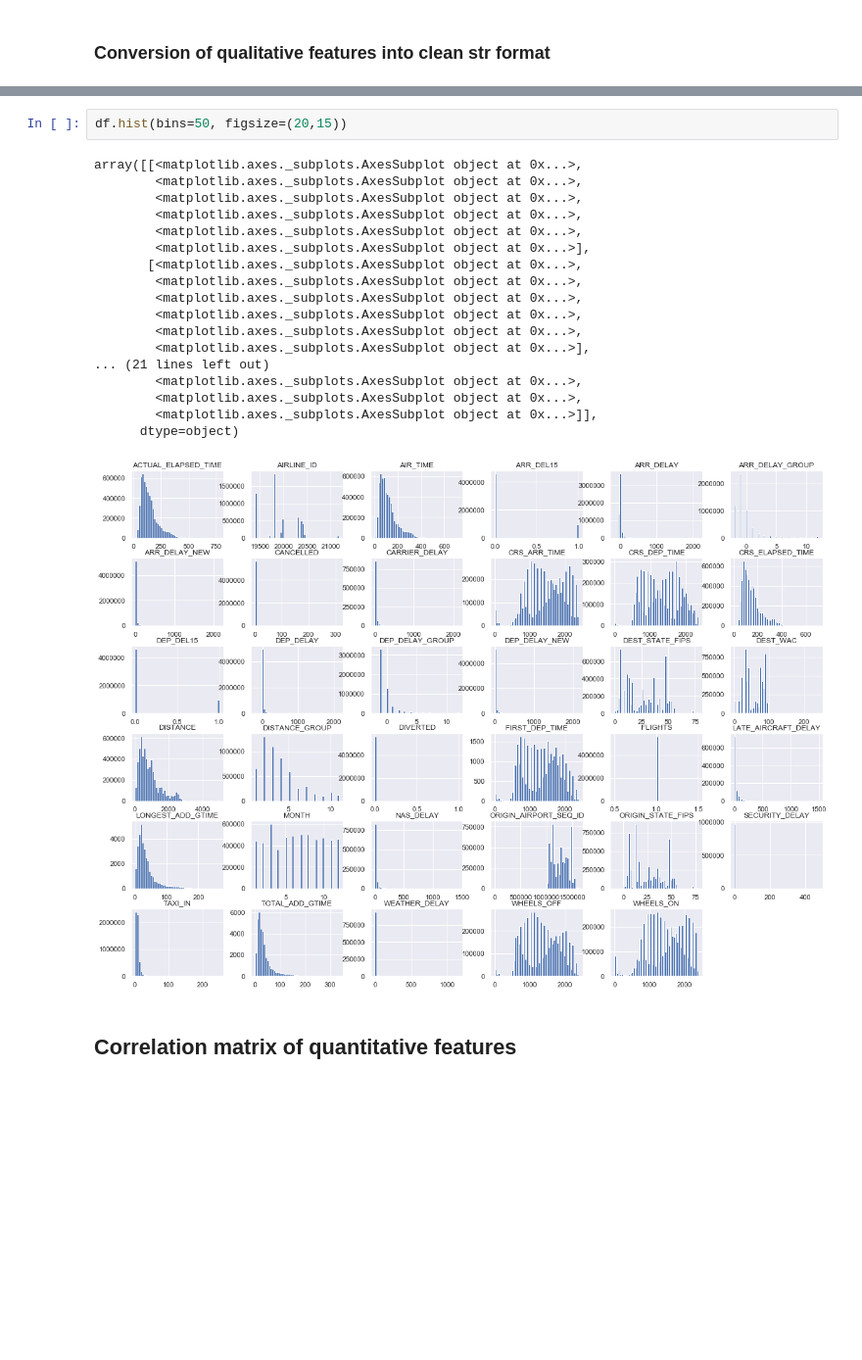
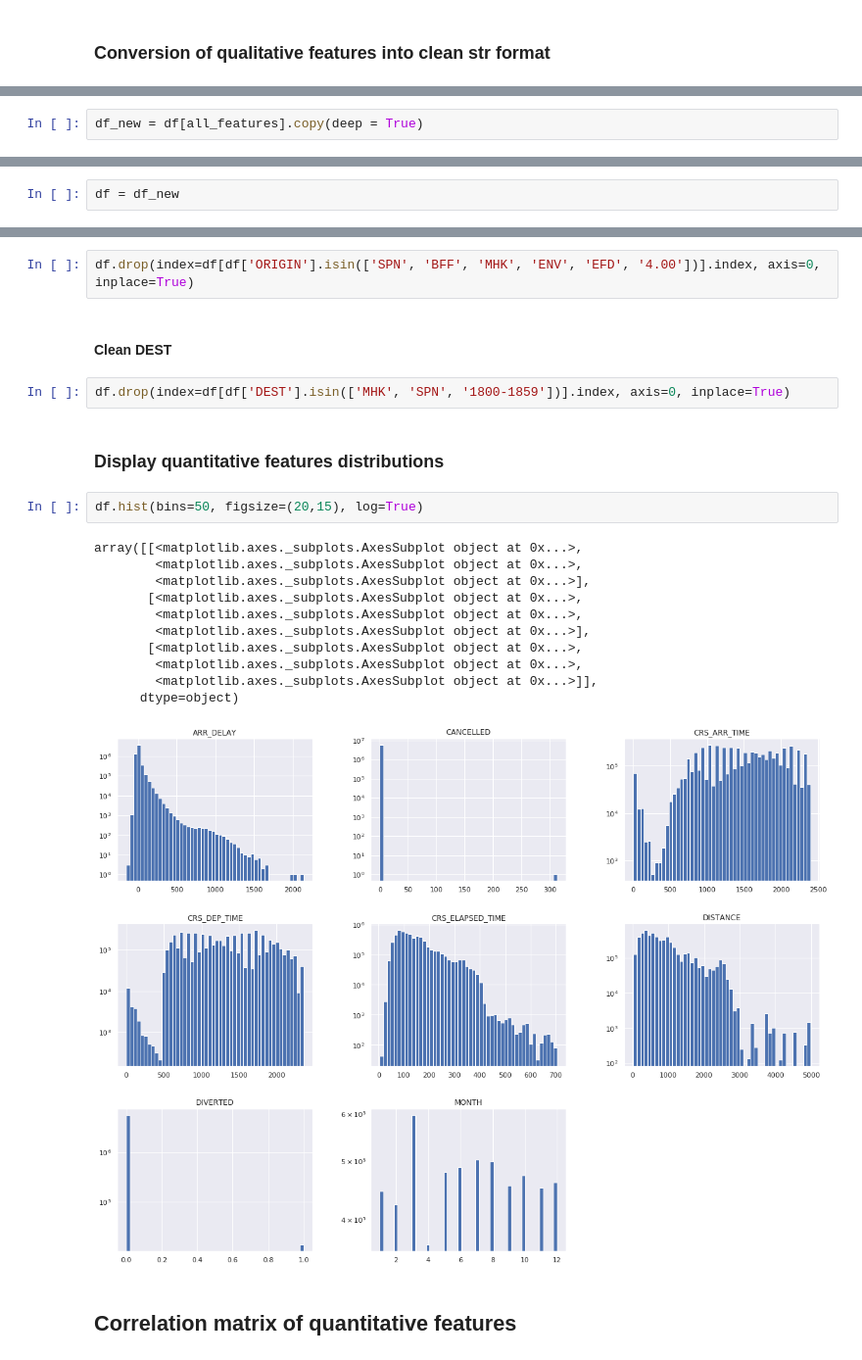
Before and after one commit to Severac/openclassrooms, a Jupyter notebook: PJ4/PJ4_dataexplore.ipynb, the cells around one changed output, grey strips where cells are left out. Shown at 98% size. Cells and saved outputs as stored; diff of their text form; blank space fills up the shorter version.

```diff
--- a/PJ4/PJ4_dataexplore.ipynb
+++ b/PJ4/PJ4_dataexplore.ipynb
@@ -893,0 +976,2 @@ df[quantitative_features].head(5)
+# %%
+df_new = df[all_features].copy(deep = True)
@@ -893,0 +980,2 @@ df[quantitative_features].head(5)
+# %%
+df = df_new
@@ -894,24 +984,25 @@ df[quantitative_features].head(5)
+# %%
+df.drop(index=df[df['ORIGIN'].isin(['SPN', 'BFF', 'MHK', 'ENV', 'EFD', '4.00'])].index, axis=0, inplace=True)
+# %% [markdown]
+#### Clean DEST
+# %%
+df.drop(index=df[df['DEST'].isin(['MHK', 'SPN', '1800-1859'])].index, axis=0, inplace=True)
+# %% [markdown]
+### Display quantitative features distributions
 # %%
-df.hist(bins=50, figsize=(20,15))
+df.hist(bins=50, figsize=(20,15), log=True)
 # %% [output]
 array([[<matplotlib.axes._subplots.AxesSubplot object at 0x...>,
-        <matplotlib.axes._subplots.AxesSubplot object at 0x...>,
-        <matplotlib.axes._subplots.AxesSubplot object at 0x...>,
-        <matplotlib.axes._subplots.AxesSubplot object at 0x...>,
         <matplotlib.axes._subplots.AxesSubplot object at 0x...>,
         <matplotlib.axes._subplots.AxesSubplot object at 0x...>],
        [<matplotlib.axes._subplots.AxesSubplot object at 0x...>,
         <matplotlib.axes._subplots.AxesSubplot object at 0x...>,
-        <matplotlib.axes._subplots.AxesSubplot object at 0x...>,
-        <matplotlib.axes._subplots.AxesSubplot object at 0x...>,
-        <matplotlib.axes._subplots.AxesSubplot object at 0x...>,
         <matplotlib.axes._subplots.AxesSubplot object at 0x...>],
-... (21 lines left out)
-        <matplotlib.axes._subplots.AxesSubplot object at 0x...>,
+       [<matplotlib.axes._subplots.AxesSubplot object at 0x...>,
         <matplotlib.axes._subplots.AxesSubplot object at 0x...>,
         <matplotlib.axes._subplots.AxesSubplot object at 0x...>]],
       dtype=object)
-[figure, old version]
+[figure, new version]
 # %% [markdown]
 ## Correlation matrix of quantitative features
 # %%
```
Also changed, not shown: parts of 75 cells of this notebook, 4 other files.
